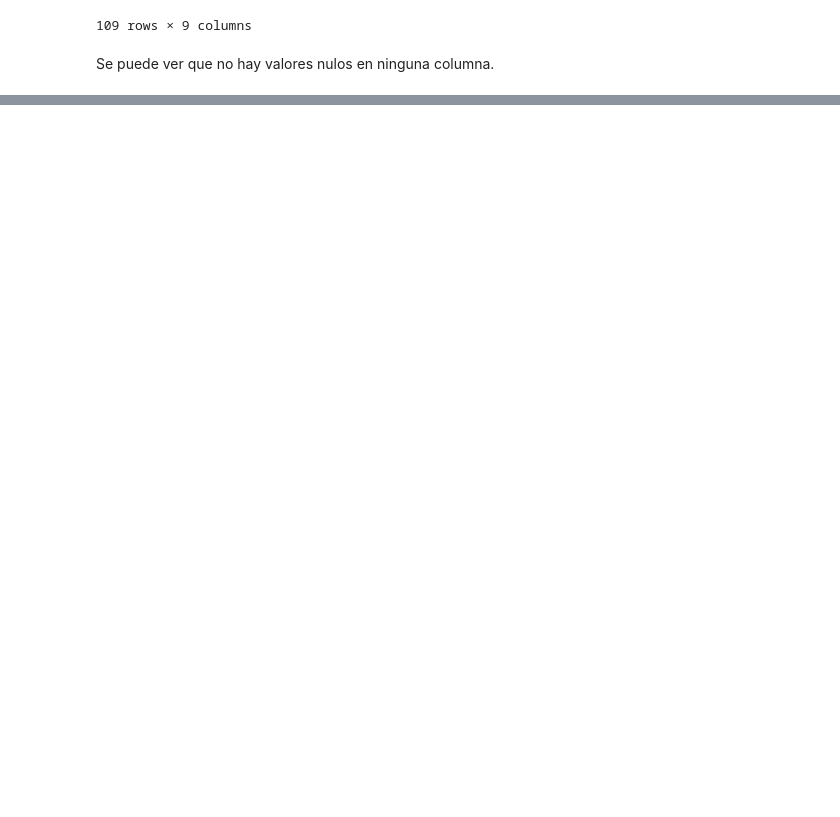
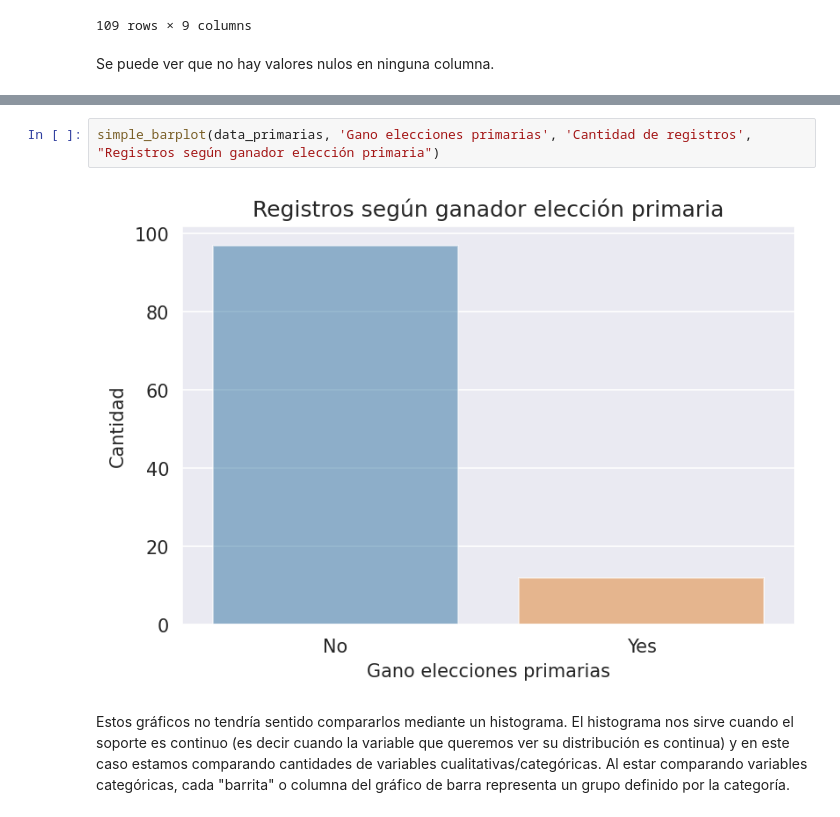
Before and after one commit to 1gnacio/orgadatos-kaggle-tp1, a Jupyter notebook: notebook707f668b56.ipynb, the cells around one changed output, grey strips where cells are left out. Drawn from its saved outputs; the diff is of its cells as text; blank space fills up the shorter version.

```diff
--- a/notebook707f668b56.ipynb
+++ b/notebook707f668b56.ipynb
@@ -197,0 +268,6 @@ print(sum(s.values()))
+# %%
+simple_barplot(data_primarias, 'Gano elecciones primarias', 'Cantidad de registros', "Registros según ganador elección primaria")
+# %% [output]
+[figure, added]
+# %% [markdown]
+Estos gráficos no tendría sentido compararlos mediante un histograma. El histograma nos sirve cuando el soporte es continuo (es decir cuando la variable que queremos ver su distribución es continua) y en este caso estamos comparando cantidades de variables cualitativas/categóricas. Al estar comparando variables categóricas, cada "barrita" o columna del gráfico de barra representa un grupo definido por la categoría.
```
Also changed, not shown: parts of 24 cells of this notebook.
